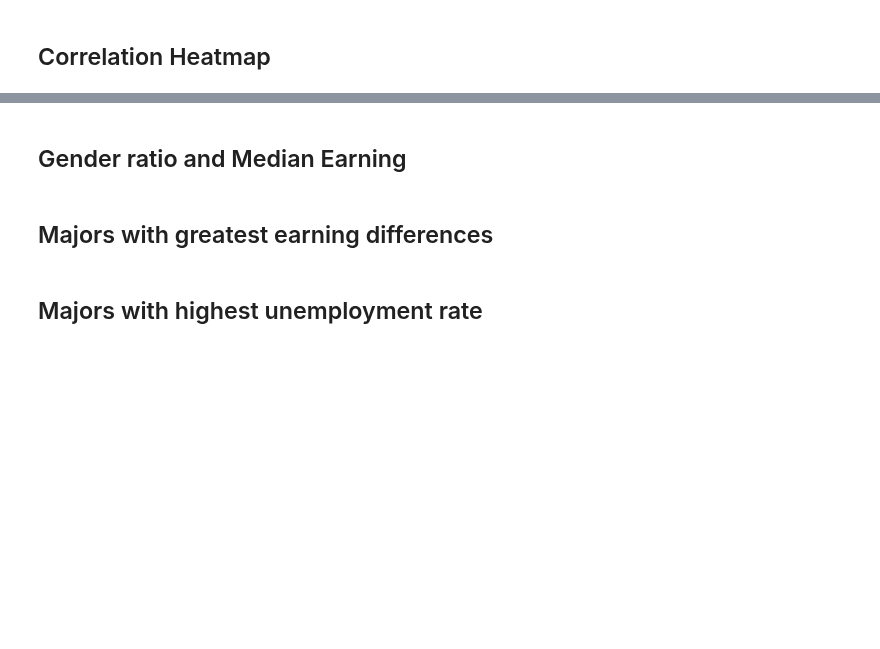
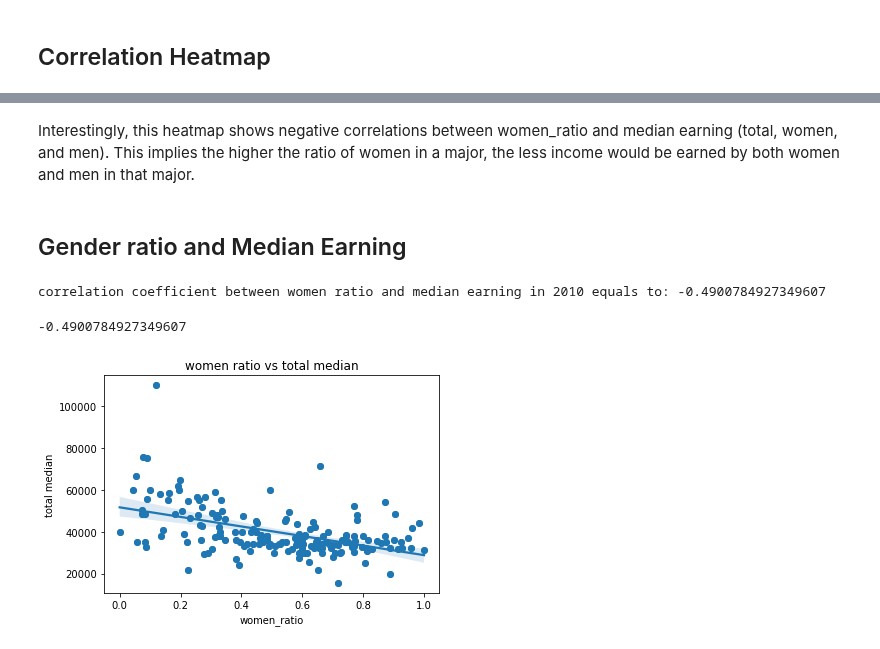
Before and after one commit to UCB-stat-159-s22/hw07-Group21, a Jupyter notebook: Yiping-exploration.ipynb, the cells around one changed output, grey strips where cells are left out. Saved outputs shown, nothing was run; the diff lists cells and outputs as text; code cells hidden in the pictures; blank space fills up the shorter version.

```diff
--- a/Yiping-exploration.ipynb
+++ b/Yiping-exploration.ipynb
@@ -118,9 +117,11 @@ sns.heatmap(heatmap_col.corr(), cmap='BrBG', annot = True)
+# %% [markdown]
+Interestingly, this heatmap shows negative correlations between women_ratio and median earning (total, women, and men). This implies the higher the ratio of women in a major, the less income would be earned by both women and men in that major.
 # %% [markdown]
 ## Gender ratio and Median Earning
 # %%
-def womenratio_median_scatter_plot(df, year):
-    plt.scatter(df['women_ratio'], df['total median'])
-    sns.regplot('women_ratio', 'total median', data=df)
-    corr = df['women_ratio'].corr(df['total median'])
-    print("correlation coefficient between women ratio and median earning in", year, "equals to:", corr)
-    return corr
+# Draw a scatter plot of women ratio vs. total median earning to see the correlation
+gt.womenratio_median_scatter_plot(recent_grads_10, 2010)
+# %% [output]
+correlation coefficient between women ratio and median earning in 2010 equals to: -0.4900784927349607
+-0.4900784927349607
+[figure, added]
@@ -132,2 +127,0 @@ recent_grads.sort_values('Median')[['Major', 'ShareWomen', 'Median']].head(10)
-# %% [markdown]
-## Majors with greatest earning differences
@@ -138,2 +127,0 @@ recent_grads.sort_values('Diff_P75_P25', ascending = False).head(5)
-# %% [markdown]
-## Majors with highest unemployment rate
```
Also changed, not shown: parts of 20 cells of this notebook, 11 other files.
